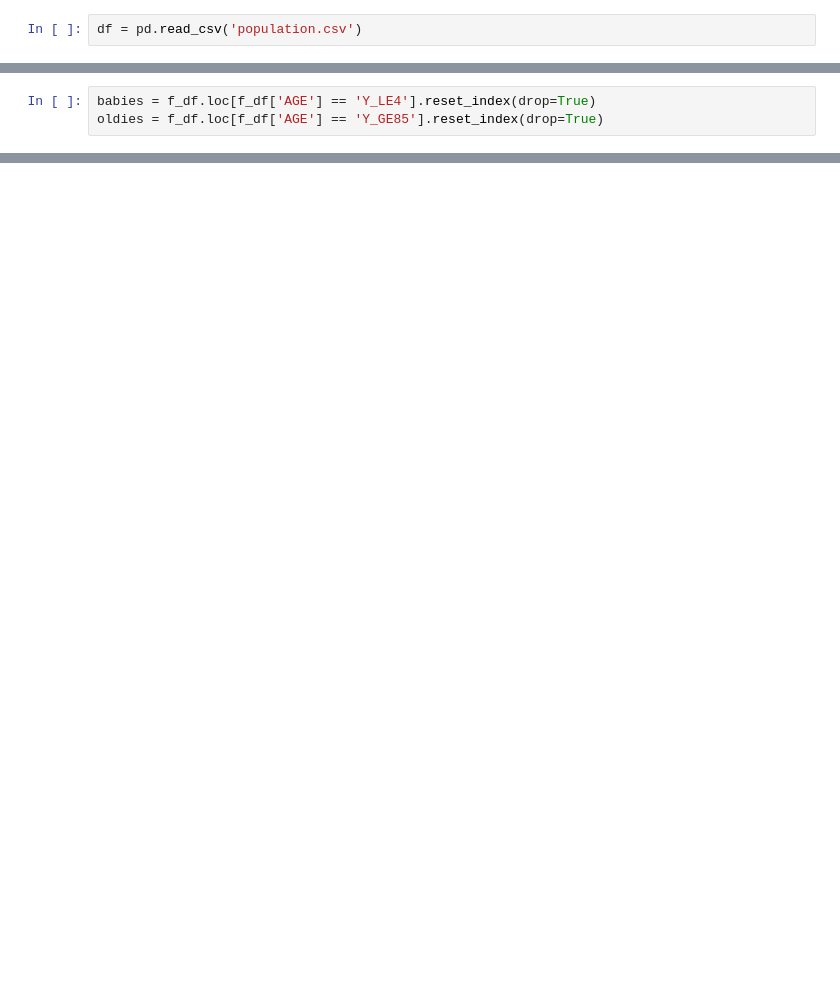
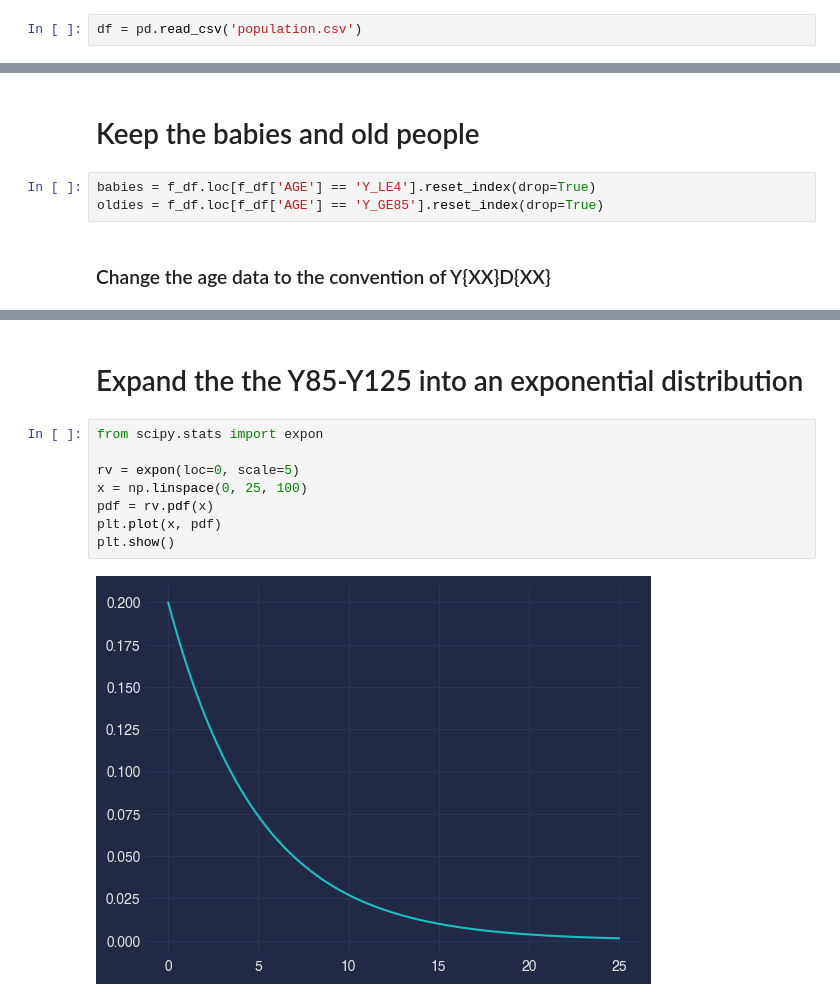
Before and after one commit to amovfx/01, a Jupyter notebook: Population.ipynb, the cells around one changed output, grey strips where cells are left out. Drawn from its saved outputs; the diff is of its cells as text; blank space fills up the shorter version.

```diff
--- a/Population.ipynb
+++ b/Population.ipynb
@@ -45,9 +51,13 @@ age_df
 | 227 | OECD.ELS.SAE:DSD_POPULATION@DF_PO... | CAN | POP | PS | _T | Y15T19 | H | 2021 | 2057449 | ... |
 | 251 | OECD.ELS.SAE:DSD_POPULATION@DF_PO... | CAN | POP | PS | _T | Y35T39 | H | 2021 | 2666647 | ... |
 | 263 | OECD.ELS.SAE:DSD_POPULATION@DF_PO... | CAN | POP | PS | _T | Y75T79 | H | 2021 | 1280543 | ... |
+# %% [markdown]
+# Keep the babies and old people
 # %%
 babies = f_df.loc[f_df['AGE'] == 'Y_LE4'].reset_index(drop=True)
 oldies = f_df.loc[f_df['AGE'] == 'Y_GE85'].reset_index(drop=True)
+# %% [markdown]
+### Change the age data to the convention of Y{XX}D{XX}
 # %%
 babies.loc[0, 'AGE'] = 'Y0T4'
 oldies.loc[0, 'AGE'] = 'Y85T125'
@@ -55,3 +65,15 @@ oldies
 # %% [output]
 |  | DATAFLOW | REF_AREA | MEASURE | UNIT_MEASURE | SEX | AGE | TIME_HORIZ | TIME_PERIOD | OBS_VALUE | ... |
 | 0 | OECD.ELS.SAE:DSD_POPULATION@DF_PO... | CAN | POP | PS | _T | Y85T125 | H | 2021 | 871432 | ... |
+# %% [markdown]
+# Expand the the Y85-Y125 into an exponential distribution
+# %%
+from scipy.stats import expon
+
+rv = expon(loc=0, scale=5)
+x = np.linspace(0, 25, 100)
+pdf = rv.pdf(x)
+plt.plot(x, pdf)
+plt.show()
+# %% [output]
+[figure, added]
```
Also changed, not shown: parts of 15 cells of this notebook, 1 other file.
